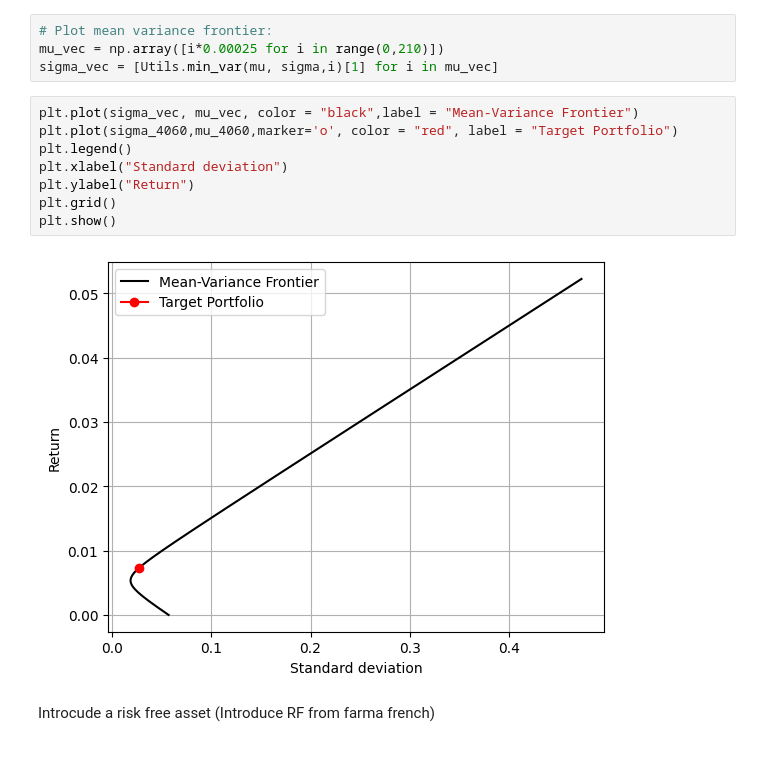
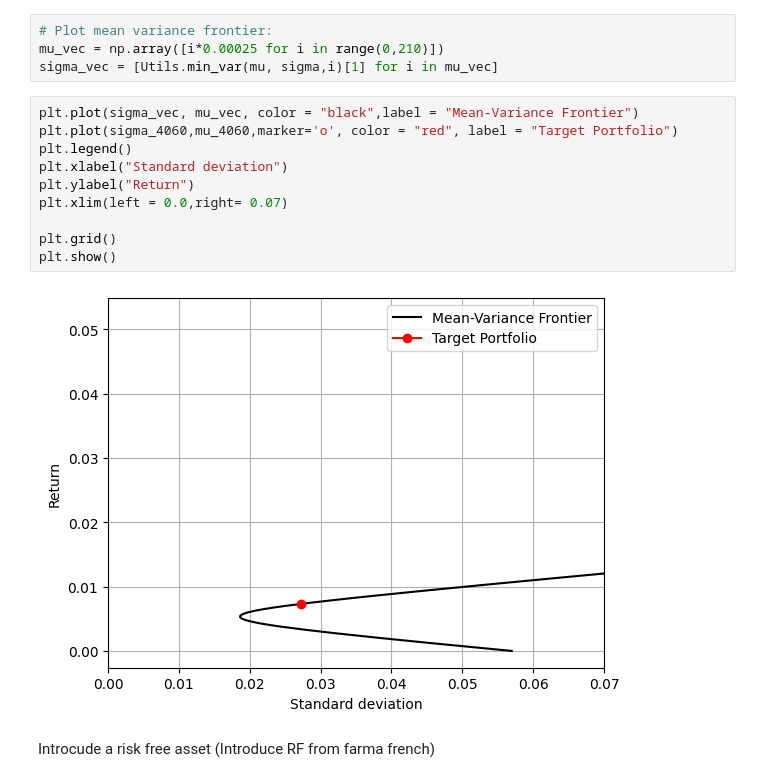
Before and after one commit to andreas-eklundh/Asset_allocation, a Jupyter notebook: Task_1.ipynb, the cells around one changed output. Cells and saved outputs as stored; diff of their text form.

```diff
--- a/Task_1.ipynb
+++ b/Task_1.ipynb
@@ -81,13 +81,15 @@ sigma_vec = [Utils.min_var(mu, sigma,i)[1] for i in mu_vec]
 # %%
 plt.plot(sigma_vec, mu_vec, color = "black",label = "Mean-Variance Frontier")
 plt.plot(sigma_4060,mu_4060,marker='o', color = "red", label = "Target Portfolio")
 plt.legend()
 plt.xlabel("Standard deviation")
 plt.ylabel("Return")
+plt.xlim(left = 0.0,right= 0.07)
+
 plt.grid()
 plt.show()
 # %% [output]
-[figure, old version]
+[figure, new version]
 # %% [markdown]
 Introcude a risk free asset (Introduce RF from farma french)
 # %%
```
Also changed, not shown: parts of 5 cells of this notebook, 1 other file.
